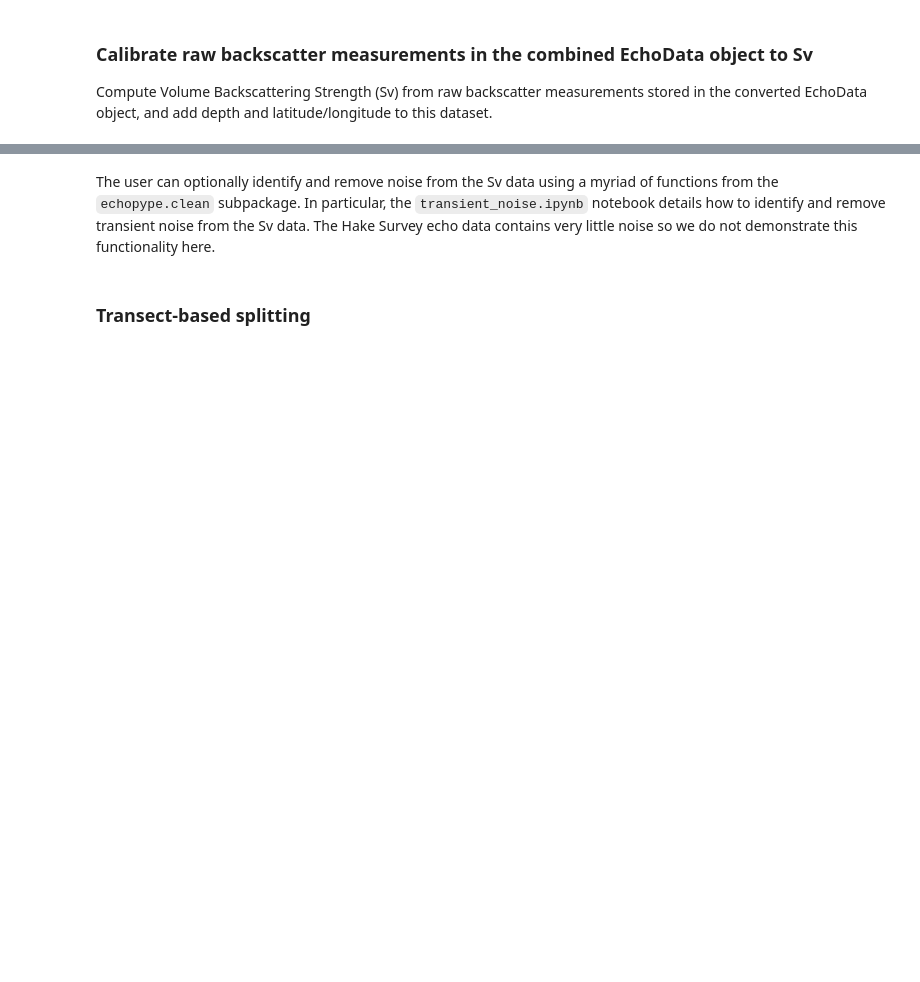
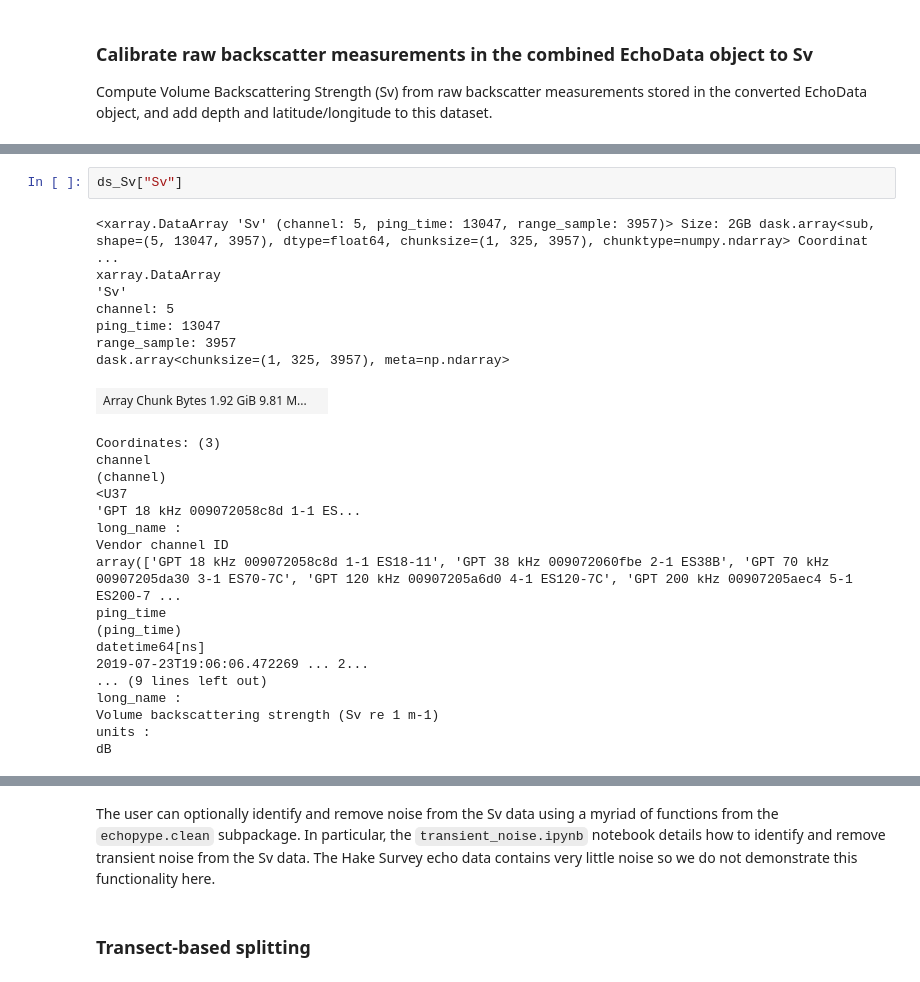
Before and after one commit to OSOceanAcoustics/echopype-examples, a Jupyter notebook: notebooks/single_transect_data_organization.ipynb, the cells around one changed output, grey strips where cells are left out. Saved outputs shown, nothing was run; the diff lists cells and outputs as text; blank space fills up the shorter version.

Commit message:
change wording and add dask chunk inspection

```diff
--- a/notebooks/single_transect_data_organization.ipynb
+++ b/notebooks/single_transect_data_organization.ipynb
@@ -285,2 +289,30 @@ Compute Volume Backscattering Strength (Sv) from raw backscatter measurements st
+# %%
+ds_Sv["Sv"]
+# %% [output]
+<xarray.DataArray 'Sv' (channel: 5, ping_time: 13047, range_sample: 3957)> Size: 2GB dask.array<sub, shape=(5, 13047, 3957), dtype=float64, chunksize=(1, 325, 3957), chunktype=numpy.ndarray> Coordinat ...
+xarray.DataArray
+'Sv'
+channel: 5
+ping_time: 13047
+range_sample: 3957
+dask.array<chunksize=(1, 325, 3957), meta=np.ndarray>
+| Array Chunk Bytes 1.92 GiB 9.81 M... |  |
+Coordinates: (3)
+channel
+(channel)
+<U37
+'GPT 18 kHz 009072058c8d 1-1 ES...
+long_name :
+Vendor channel ID
+array(['GPT 18 kHz 009072058c8d 1-1 ES18-11', 'GPT 38 kHz 009072060fbe 2-1 ES38B', 'GPT 70 kHz 00907205da30 3-1 ES70-7C', 'GPT 120 kHz 00907205a6d0 4-1 ES120-7C', 'GPT 200 kHz 00907205aec4 5-1 ES200-7 ...
+ping_time
+(ping_time)
+datetime64[ns]
+2019-07-23T19:06:06.472269 ... 2...
+... (9 lines left out)
+long_name :
+Volume backscattering strength (Sv re 1 m-1)
+units :
+dB
 # %%
 %%time
```
Also changed, not shown: parts of 14 cells of this notebook.
